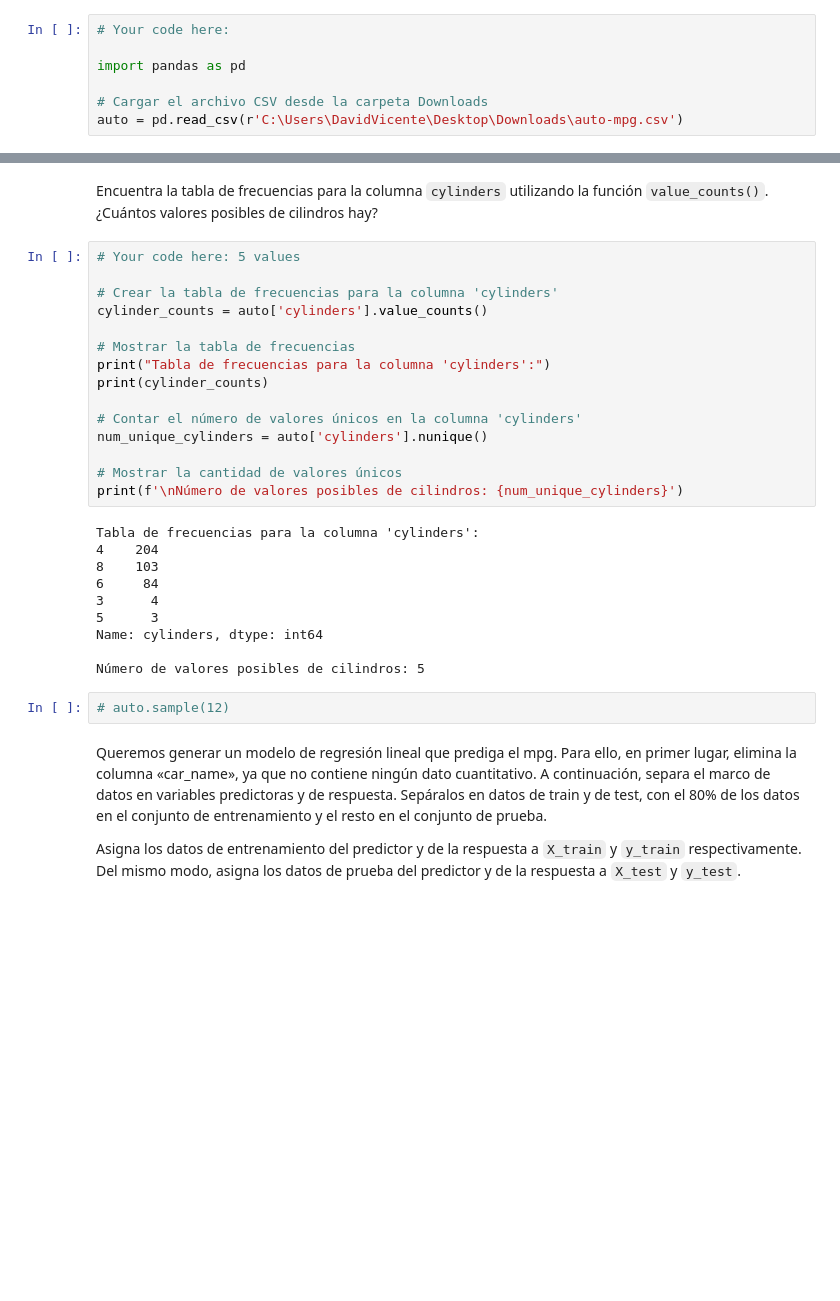
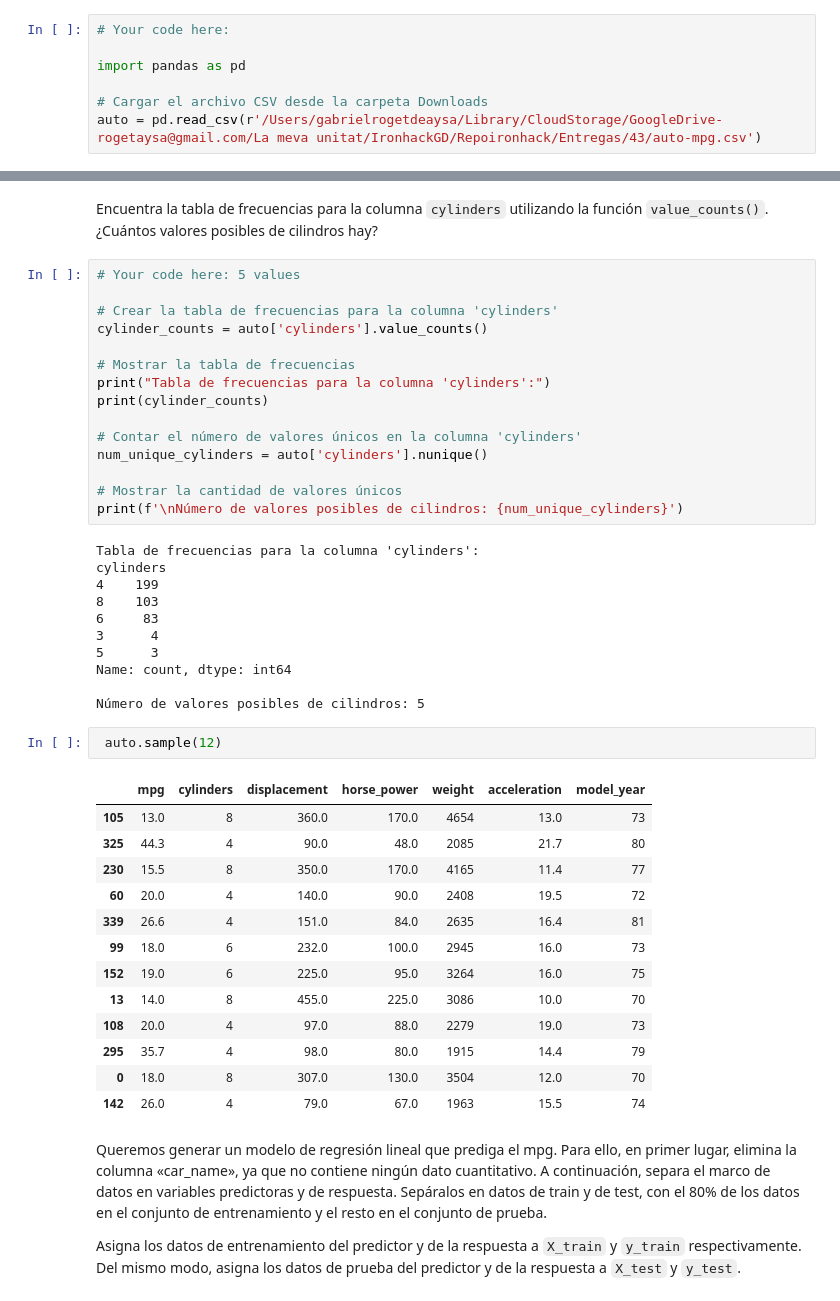
Before and after one commit to Rogetaysa/RepoIronhack, a Jupyter notebook: Sessions/43 - Data Analytics III/DV_ML_1_esp.ipynb, the cells around one changed output, grey strips where cells are left out. Cells and saved outputs as stored; diff of their text form; blank space fills up the shorter version.

```diff
--- a/Sessions/43 - Data Analytics III/DV_ML_1_esp.ipynb
+++ b/Sessions/43 - Data Analytics III/DV_ML_1_esp.ipynb
@@ -363,7 +363,7 @@ En la siguiente celda, cargue el archivo `auto-mpg.csv` incluido en esta carpeta
 import pandas as pd
 
 # Cargar el archivo CSV desde la carpeta Downloads
-auto = pd.read_csv(r'C:\Users\DavidVicente\Desktop\Downloads\auto-mpg.csv')
+auto = pd.read_csv(r'/Users/gabrielrogetdeaysa/Library/CloudStorage/GoogleDrive-rogetaysa@gmail.com/La meva unitat/IronhackGD/Repoironhack/Entregas/43/auto-mpg.csv')
 # %% [markdown]
 Mira las 5 primeras filas usando la función `head()`:
 # %%
@@ -468,16 +482,31 @@ num_unique_cylinders = auto['cylinders'].nunique()
 print(f'\nNúmero de valores posibles de cilindros: {num_unique_cylinders}')
 # %% [output]
 Tabla de frecuencias para la columna 'cylinders':
-4    204
+cylinders
+4    199
 8    103
-6     84
+6     83
 3      4
 5      3
-Name: cylinders, dtype: int64
+Name: count, dtype: int64
 
 Número de valores posibles de cilindros: 5
 # %%
-# auto.sample(12)
+ auto.sample(12)
+# %% [output]
+|  | mpg | cylinders | displacement | horse_power | weight | acceleration | model_year |
+| 105 | 13.0 | 8 | 360.0 | 170.0 | 4654 | 13.0 | 73 |
+| 325 | 44.3 | 4 | 90.0 | 48.0 | 2085 | 21.7 | 80 |
+| 230 | 15.5 | 8 | 350.0 | 170.0 | 4165 | 11.4 | 77 |
+| 60 | 20.0 | 4 | 140.0 | 90.0 | 2408 | 19.5 | 72 |
+| 339 | 26.6 | 4 | 151.0 | 84.0 | 2635 | 16.4 | 81 |
+| 99 | 18.0 | 6 | 232.0 | 100.0 | 2945 | 16.0 | 73 |
+| 152 | 19.0 | 6 | 225.0 | 95.0 | 3264 | 16.0 | 75 |
+| 13 | 14.0 | 8 | 455.0 | 225.0 | 3086 | 10.0 | 70 |
+| 108 | 20.0 | 4 | 97.0 | 88.0 | 2279 | 19.0 | 73 |
+| 295 | 35.7 | 4 | 98.0 | 80.0 | 1915 | 14.4 | 79 |
+| 0 | 18.0 | 8 | 307.0 | 130.0 | 3504 | 12.0 | 70 |
+| 142 | 26.0 | 4 | 79.0 | 67.0 | 1963 | 15.5 | 74 |
 # %% [markdown]
 Queremos generar un modelo de regresión lineal que prediga el mpg. Para ello, en primer lugar, elimina la columna «car_name», ya que no contiene ningún dato cuantitativo. A continuación, separa el marco de datos en variables predictoras y de respuesta. Sepáralos en datos de train y de test, con el 80% de los datos en el conjunto de entrenamiento y el resto en el conjunto de prueba.
 
```
Also changed, not shown: parts of 4 cells of this notebook, 2 other files.
